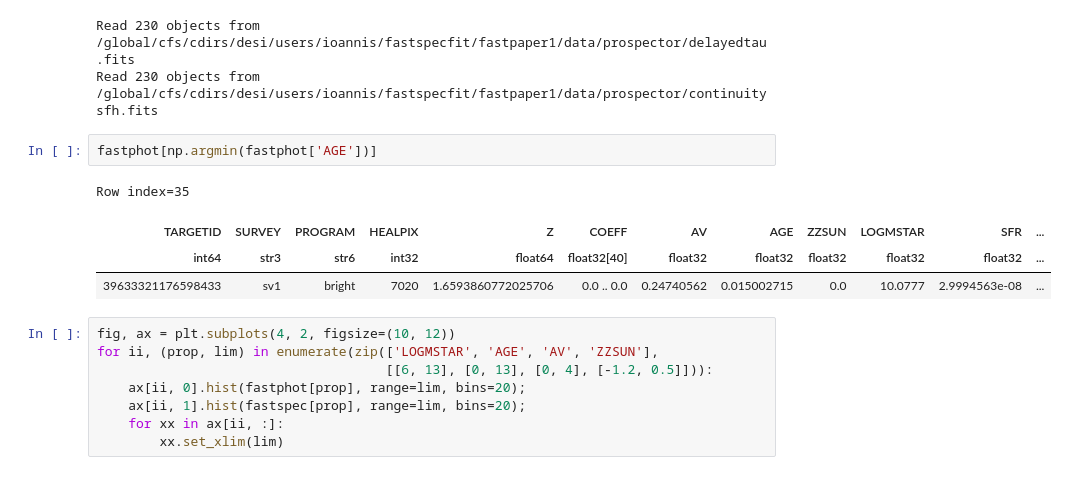
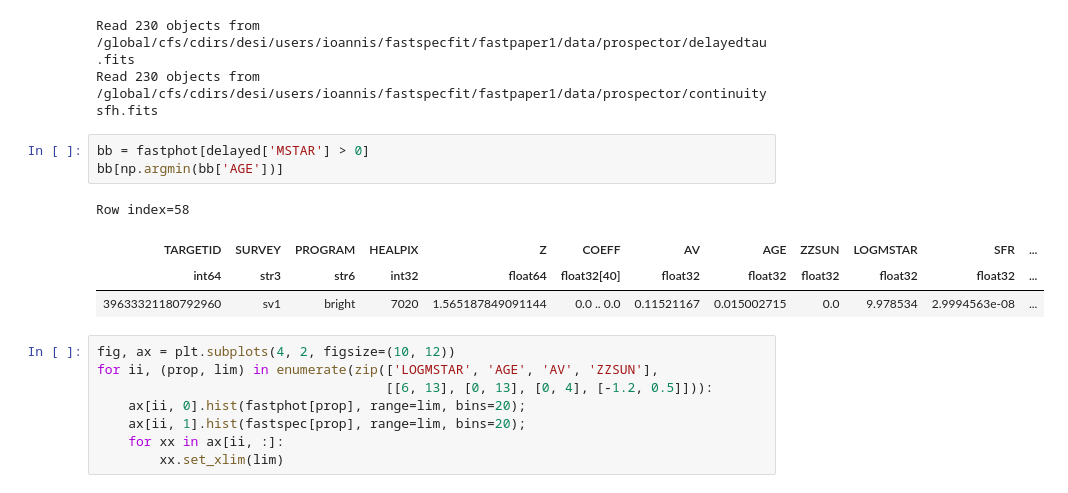
Before and after one commit to moustakas/fastspecfit-projects, a Jupyter notebook: fastpaper1/compare-mstar.ipynb, the cells around one changed output. Drawn from its saved outputs; the diff is of its cells as text.

```diff
--- a/fastpaper1/compare-mstar.ipynb
+++ b/fastpaper1/compare-mstar.ipynb
@@ -163,12 +163,13 @@ continuity = read_prospector(priors='continuitysfh')
 Read 230 objects from /global/cfs/cdirs/desi/users/ioannis/fastspecfit/fastpaper1/data/prospector/delayedtau.fits
 Read 230 objects from /global/cfs/cdirs/desi/users/ioannis/fastspecfit/fastpaper1/data/prospector/continuitysfh.fits
 # %%
-fastphot[np.argmin(fastphot['AGE'])]
+bb = fastphot[delayed['MSTAR'] > 0]
+bb[np.argmin(bb['AGE'])]
 # %% [output]
-Row index=35
+Row index=58
 | TARGETID | SURVEY | PROGRAM | HEALPIX | Z | COEFF | AV | AGE | ZZSUN | LOGMSTAR | SFR | ... |
 | int64 | str3 | str6 | int32 | float64 | float32[40] | float32 | float32 | float32 | float32 | float32 | ... |
-| 39633321176598433 | sv1 | bright | 7020 | 1.6593860772025706 | 0.0 .. 0.0 | 0.24740562 | 0.015002715 | 0.0 | 10.0777 | 2.9994563e-08 | ... |
+| 39633321180792960 | sv1 | bright | 7020 | 1.565187849091144 | 0.0 .. 0.0 | 0.11521167 | 0.015002715 | 0.0 | 9.978534 | 2.9994563e-08 | ... |
 # %%
 fig, ax = plt.subplots(4, 2, figsize=(10, 12))
 for ii, (prop, lim) in enumerate(zip(['LOGMSTAR', 'AGE', 'AV', 'ZZSUN'],
```
Also changed, not shown: 1 other file.
